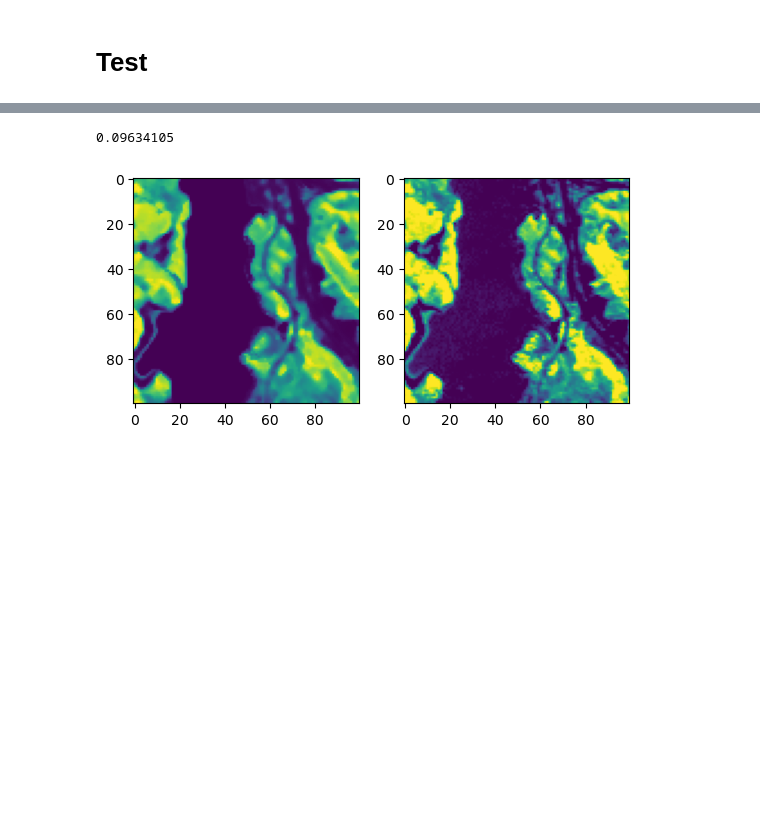
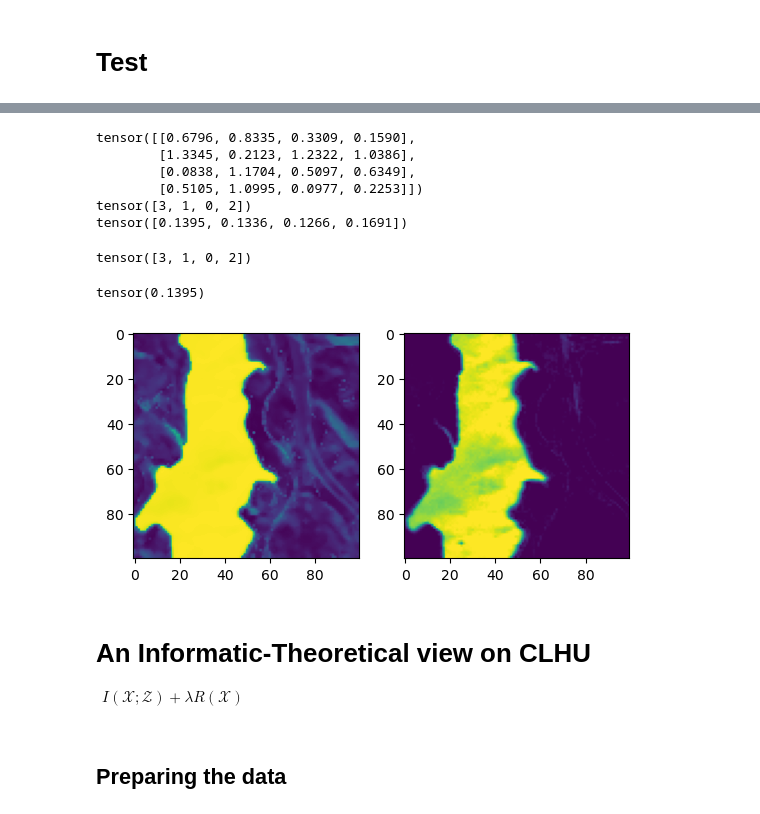
Before and after one commit to SolidusAbi/CLHU, a Jupyter notebook: notebooks/test.ipynb, the cells around one changed output, grey strips where cells are left out. Cells and saved outputs as stored; diff of their text form; code cells hidden in the pictures; blank space fills up the shorter version.

```diff
--- a/notebooks/test.ipynb
+++ b/notebooks/test.ipynb
@@ -268,23 +238,0 @@ tensor([0, 3, 1, 2])
-# %%
-abundance = softmax(model.A.detach(), dim=1).cpu().numpy().reshape(100, 100, n_endmembers)
-abundance_gt = dataset.abundance().numpy()
-
-# compare using root mean squared error
-from sklearn.metrics import mean_squared_error
-from math import sqrt
-
-def rmse(predictions, targets):
-    return np.sqrt(((predictions - targets) ** 2).mean())
-
-test = rmse(abundance[:,:,0], abundance_gt[:,:,0])
-print(test)
-# %% [output]
-0.09634105
-# %%
-plt.subplot(1,2,1)
-plt.imshow(abundance[:,:,0].T)
-plt.subplot(1,2,2)
-plt.imshow(abundance_gt[:,:,0].T)
-plt.show()
-# %% [output]
-[figure, removed]
@@ -357,0 +239,56 @@ os.path.join(config.JasperRidge_PATH, 'GroundTruth/end4.mat')
+# %%
+ebk = sigmoid(model.ebk).detach().cpu()
+endmembers = dataset.endmembers()
+
+from HySpecLab.metrics import sad
+sad_result = sad(ebk, endmembers)
+print(sad_result)
+idx = torch.argmin(sad_result, dim=1) # Index for reordering the ground truth
+print(idx)
+
+from torch.nn.functional import mse_loss
+def rmse(x: torch.Tensor, y: torch.Tensor):
+    return torch.sqrt(mse_loss(x, y, reduction='none').mean(dim=1))
+
+abundance = softmax(model.A.detach(), dim=1).cpu().reshape(100, 100, n_endmembers)
+abundance = abundance.permute(2,0,1)
+abundance_gt = dataset.abundance()[:,:,idx].permute(2,0,1) # Reorder the ground truth
+
+rmse_result = rmse(abundance.flatten(1), abundance_gt.flatten(1))
+print(rmse_result)
+# %% [output]
+tensor([[0.6796, 0.8335, 0.3309, 0.1590],
+        [1.3345, 0.2123, 1.2322, 1.0386],
+        [0.0838, 1.1704, 0.5097, 0.6349],
+        [0.5105, 1.0995, 0.0977, 0.2253]])
+tensor([3, 1, 0, 2])
+tensor([0.1395, 0.1336, 0.1266, 0.1691])
+# %%
+print(idx)
+# %% [output]
+tensor([3, 1, 0, 2])
+# %%
+def rmse(predictions, targets):
+    return np.sqrt(((predictions - targets) ** 2).mean())
+
+test = rmse(abundance[0,:,:], abundance_gt[0,:,:])
+print(test)
+# %% [output]
+tensor(0.1395)
+# %%
+plt.subplot(1,2,1)
+plt.imshow(abundance[1,:,:].T)
+plt.subplot(1,2,2)
+plt.imshow(abundance_gt[1,:,:].T)
+plt.show()
+# %% [output]
+[figure, added]
+# %% [markdown]
+# An Informatic-Theoretical view on CLHU
+
+$\begin{align}
+I(\mathcal{X}; \mathcal{Z}) + \lambda R(\mathcal{X}) \\
+% \frac{\partial \mathcal{L}}{\partial \mathcal{H}} &= \frac{\partial \mathcal{L}}{\partial \mathcal{U}} \frac{\partial \mathcal{U}}{\partial \mathcal{H}} \\
+\end{align}$
+# %% [markdown]
+## Preparing the data
```
Also changed, not shown: parts of 44 cells of this notebook, 1 other file.
